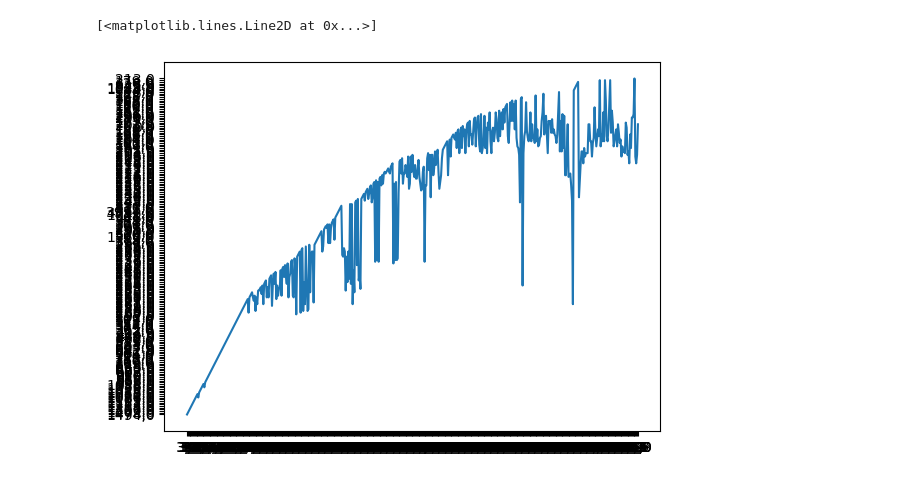
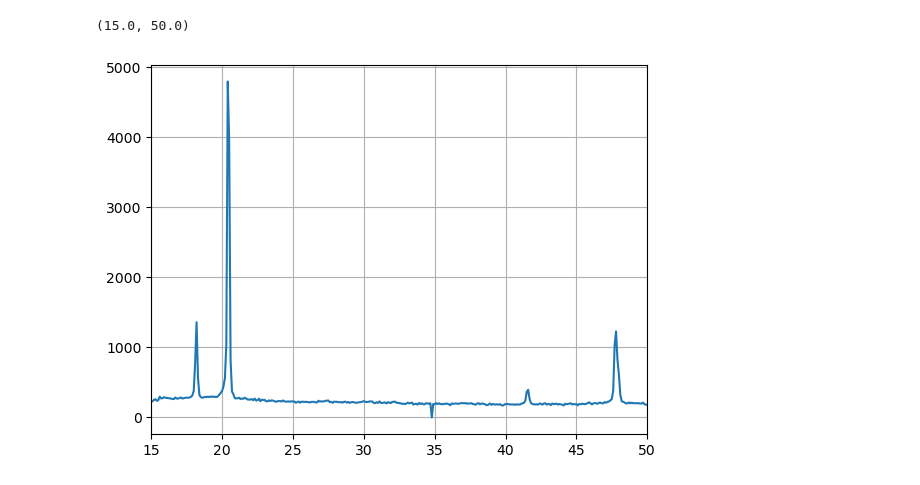
Before and after one commit to ccuellarn/Laboratorio-Intermedio---Pr-cticas20242, a Jupyter notebook: Rayos X/Rayos X.ipynb, the cells around one changed output. Cells and saved outputs as stored; diff of their text form; code cells hidden in the pictures.

```diff
--- a/Rayos X/Rayos X.ipynb
+++ b/Rayos X/Rayos X.ipynb
@@ -31,6 +31,11 @@ Data7A2 = Data(r"C:\Users\clauw\Documents\Programming\Laboratorio-Intermedio---P
 Data8A2 = Data(r"C:\Users\clauw\Documents\Programming\Laboratorio-Intermedio---Pr-cticas20242\Rayos X\datos 2 cristal Zn 0075 6 a 16 grados")
 Data9A2 = Data(r"C:\Users\clauw\Documents\Programming\Laboratorio-Intermedio---Pr-cticas20242\Rayos X\datos 2 cristal Zn 001 6 a 16 grados")
 # %%
+x1 = Data1A1['Ang']
+y1 = Data1A1['In']
+plt.plot(x1,y1)
+plt.grid()
+plt.xlim(15,50)
 # %% [output]
-[<matplotlib.lines.Line2D at 0x...>]
+(15.0, 50.0)
-[figure, old version]
+[figure, new version]
```
Also changed, not shown: parts of 3 cells of this notebook, 20 other files.
